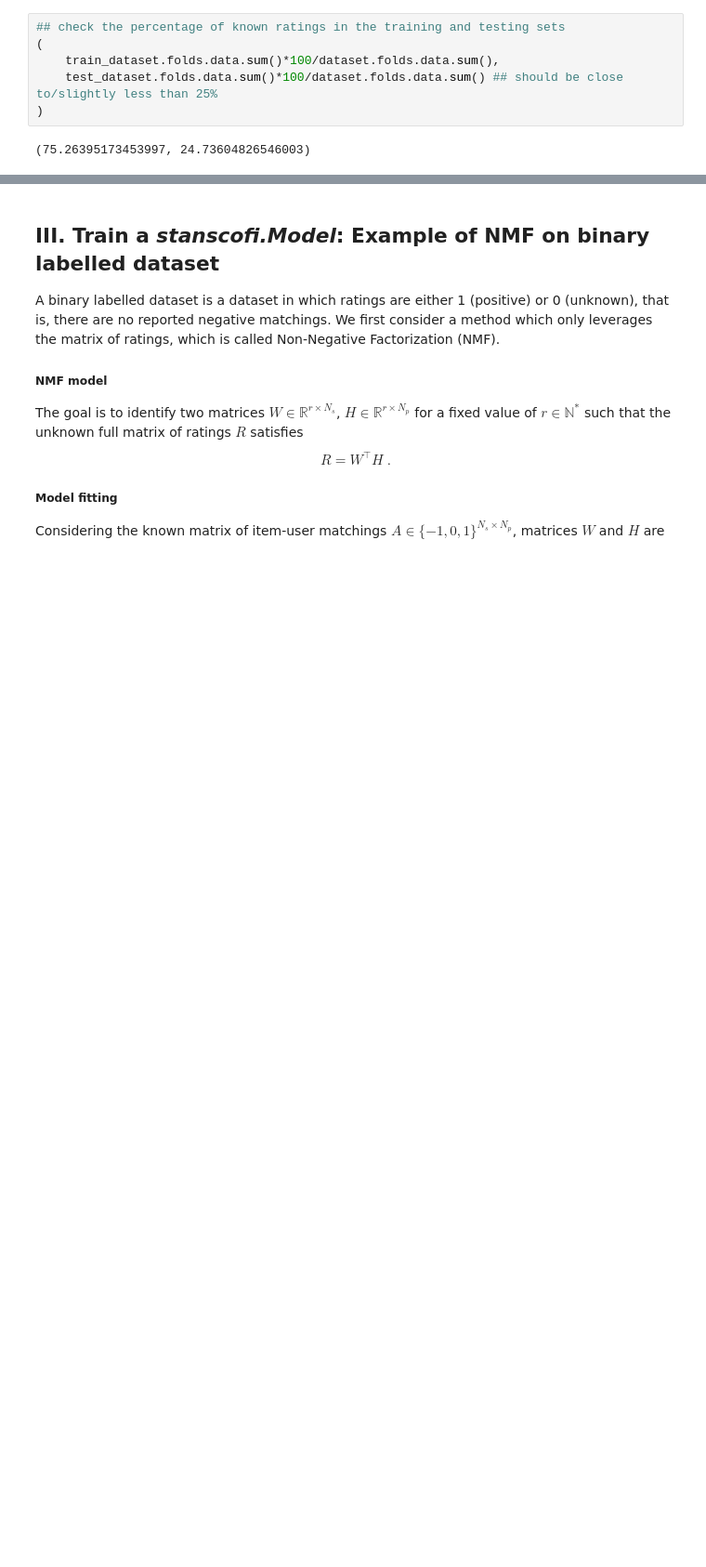
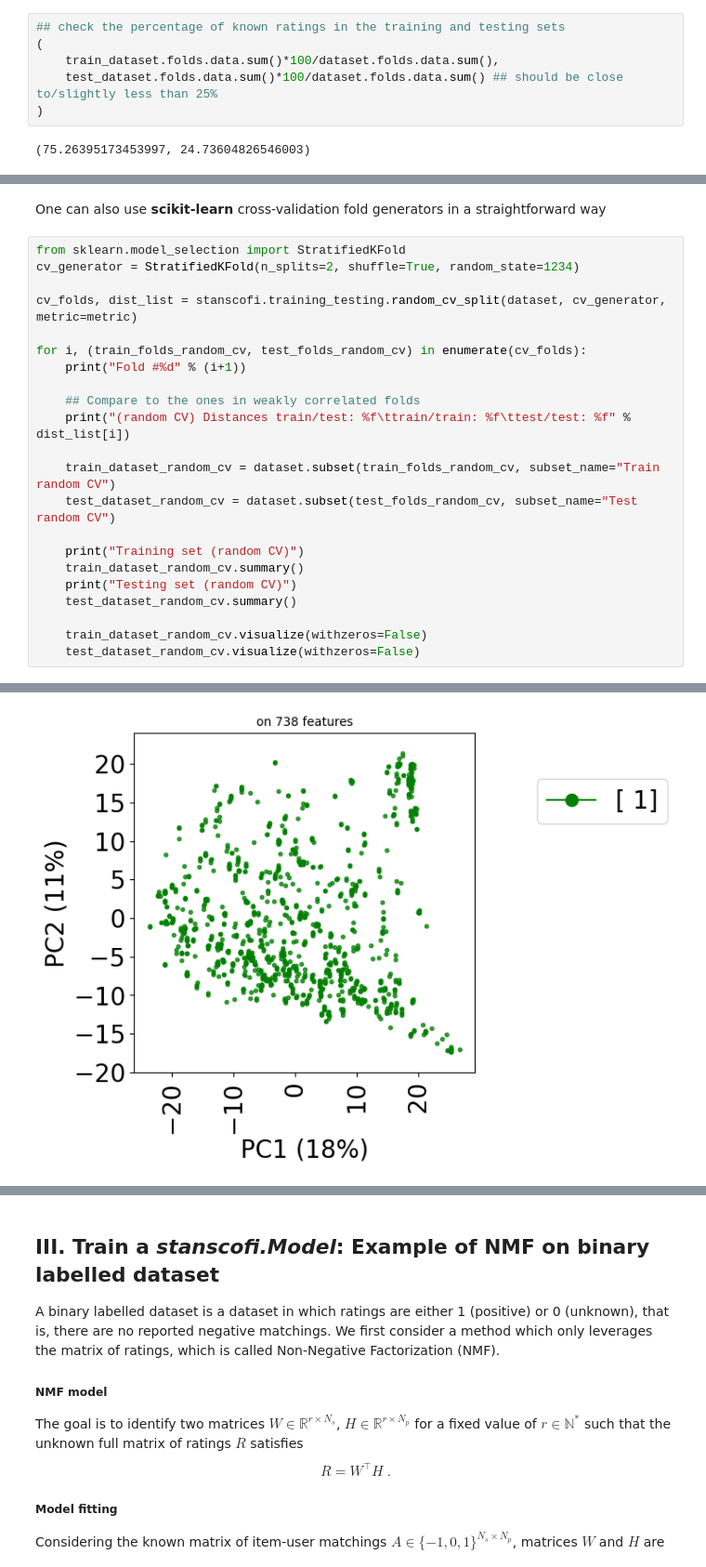
Before and after one commit to RECeSS-EU-Project/stanscofi, a Jupyter notebook: docs/Introduction to stanscofi.ipynb, the cells around one changed output, grey strips where cells are left out. Shown at 93% size. Saved outputs shown, nothing was run; the diff lists cells and outputs as text; blank space fills up the shorter version.

```diff
--- a/docs/Introduction to stanscofi.ipynb
+++ b/docs/Introduction to stanscofi.ipynb
@@ -324,0 +372,25 @@ Missing features: 0.00 percent
+# %% [markdown]
+One can also use **scikit-learn** cross-validation fold generators in a straightforward way
+# %%
+from sklearn.model_selection import StratifiedKFold
+cv_generator = StratifiedKFold(n_splits=2, shuffle=True, random_state=1234)
+
+cv_folds, dist_list = stanscofi.training_testing.random_cv_split(dataset, cv_generator, metric=metric)
+
+for i, (train_folds_random_cv, test_folds_random_cv) in enumerate(cv_folds):
+    print("Fold #%d" % (i+1))
+
+    ## Compare to the ones in weakly correlated folds
+    print("(random CV) Distances train/test: %f\ttrain/train: %f\ttest/test: %f" % dist_list[i])
+
+    train_dataset_random_cv = dataset.subset(train_folds_random_cv, subset_name="Train random CV")
+    test_dataset_random_cv = dataset.subset(test_folds_random_cv, subset_name="Test random CV")
+
+    print("Training set (random CV)")
+    train_dataset_random_cv.summary()
+    print("Testing set (random CV)")
+    test_dataset_random_cv.summary()
+
+    train_dataset_random_cv.visualize(withzeros=False)
+    test_dataset_random_cv.visualize(withzeros=False)
+# %% [output]
@@ -324,0 +414 @@ Missing features: 0.00 percent
+[figure, added]
```
Also changed, not shown: parts of 25 cells of this notebook, 11 other files.
